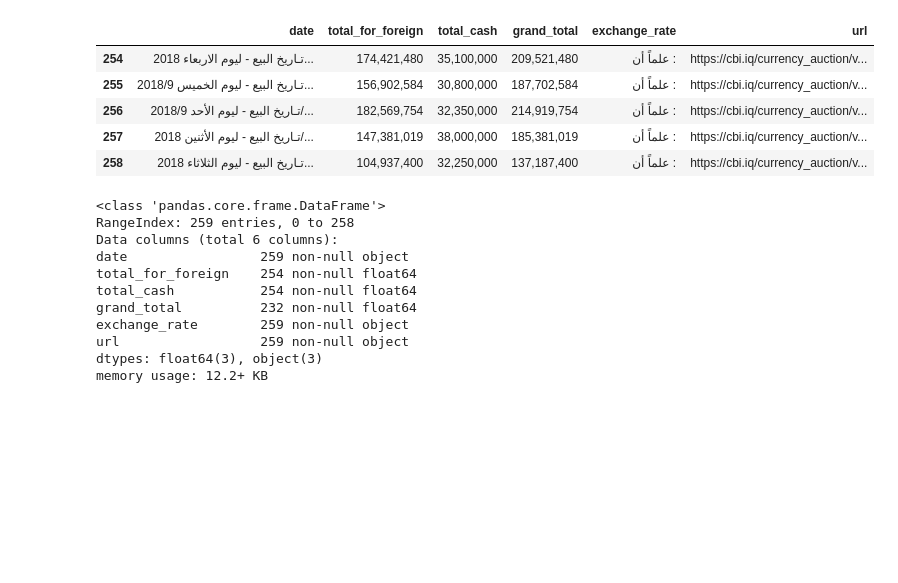
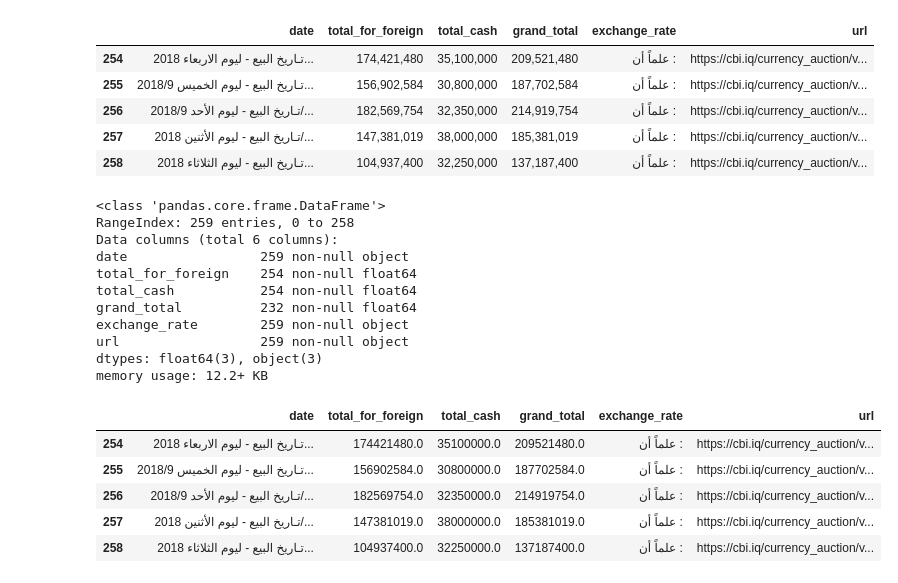
Before and after one commit to mpky/CBI_Project, a Jupyter notebook: CBI_Project.ipynb, the cells around one changed output. Saved outputs shown, nothing was run; the diff lists cells and outputs as text; code cells hidden in the pictures; blank space fills up the shorter version.

```diff
--- a/CBI_Project.ipynb
+++ b/CBI_Project.ipynb
@@ -291,3 +194,12 @@ exchange_rate        259 non-null object
 url                  259 non-null object
 dtypes: float64(3), object(3)
 memory usage: 12.2+ KB
+# %%
+raw_data1.tail()
+# %% [output]
+|  | date | total_for_foreign | total_cash | grand_total | exchange_rate | url |
+| 254 | تـاريخ البيع - ليوم الاربعاء 2018... | 174421480.0 | 35100000.0 | 209521480.0 | علماً أن : | https://cbi.iq/currency_auction/v... |
+| 255 | تـاريخ البيع - ليوم الخميس 2018/9... | 156902584.0 | 30800000.0 | 187702584.0 | علماً أن : | https://cbi.iq/currency_auction/v... |
+| 256 | تـاريخ البيع - ليوم الأحد 2018/9/... | 182569754.0 | 32350000.0 | 214919754.0 | علماً أن : | https://cbi.iq/currency_auction/v... |
+| 257 | تـاريخ البيع - ليوم الأثنين 2018/... | 147381019.0 | 38000000.0 | 185381019.0 | علماً أن : | https://cbi.iq/currency_auction/v... |
+| 258 | تـاريخ البيع - ليوم الثلاثاء 2018... | 104937400.0 | 32250000.0 | 137187400.0 | علماً أن : | https://cbi.iq/currency_auction/v... |
```
Also changed, not shown: parts of 15 cells of this notebook, 1 other file.
